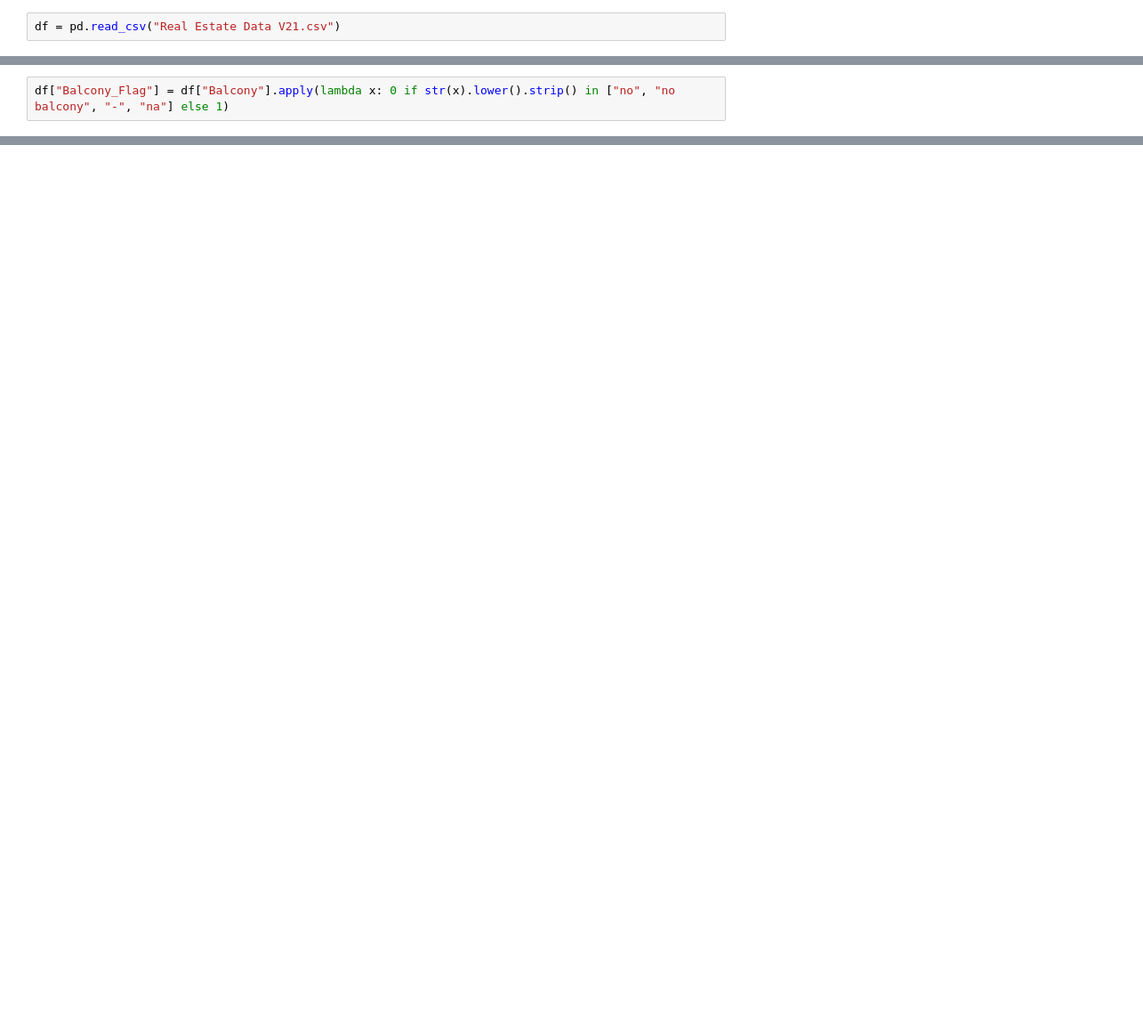
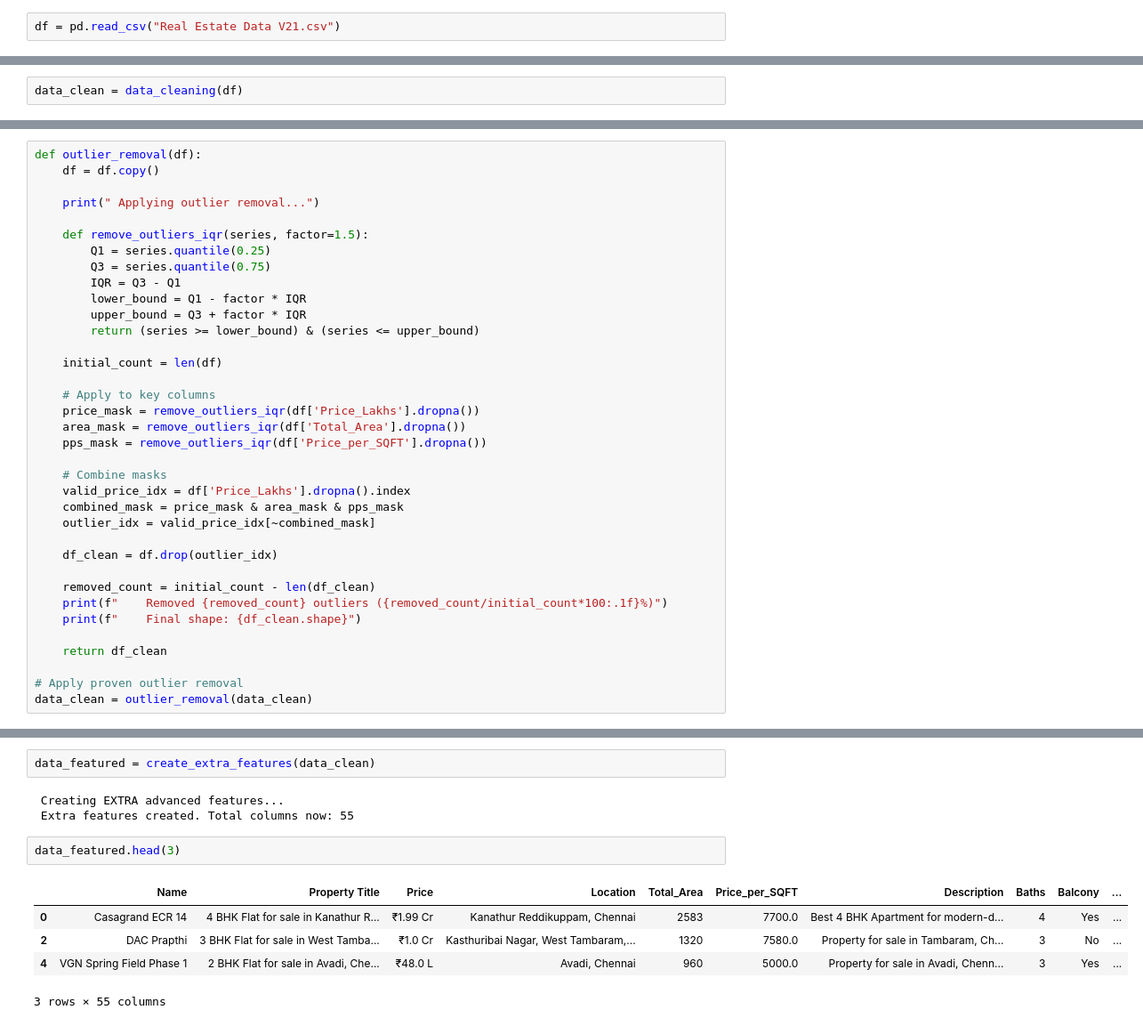
Before and after one commit to AabidMK/RealtyAI_Infosys_Internship_Aug2025, a Jupyter notebook: House Price prediction model.ipynb, the cells around one changed output, grey strips where cells are left out. Shown: that part at 89% size. Drawn from its saved outputs; the diff is of its cells as text; blank space fills up the shorter version.

```diff
--- a/House Price prediction model.ipynb
+++ b/House Price prediction model.ipynb
@@ -248,2 +18,0 @@ df.head()
-# %%
-df["Balcony_Flag"] = df["Balcony"].apply(lambda x: 0 if str(x).lower().strip() in ["no", "no balcony", "-", "na"] else 1)
@@ -607,0 +133,2 @@ Test: {'MAE': 0.3502264512000462, 'RMSE': np.float64(0.5301462110122731), 'R2':
+# %%
+data_clean = data_cleaning(df)
@@ -607,0 +145,36 @@ Test: {'MAE': 0.3502264512000462, 'RMSE': np.float64(0.5301462110122731), 'R2':
+# %%
+def outlier_removal(df):
+    df = df.copy()
+
+    print(" Applying outlier removal...")
+
+    def remove_outliers_iqr(series, factor=1.5):
+        Q1 = series.quantile(0.25)
+        Q3 = series.quantile(0.75)
+        IQR = Q3 - Q1
+        lower_bound = Q1 - factor * IQR
+        upper_bound = Q3 + factor * IQR
+        return (series >= lower_bound) & (series <= upper_bound)
+
+    initial_count = len(df)
+
+    # Apply to key columns
+    price_mask = remove_outliers_iqr(df['Price_Lakhs'].dropna())
+    area_mask = remove_outliers_iqr(df['Total_Area'].dropna())
+    pps_mask = remove_outliers_iqr(df['Price_per_SQFT'].dropna())
+
+    # Combine masks
+    valid_price_idx = df['Price_Lakhs'].dropna().index
+    combined_mask = price_mask & area_mask & pps_mask
+    outlier_idx = valid_price_idx[~combined_mask]
+
+    df_clean = df.drop(outlier_idx)
+
+    removed_count = initial_count - len(df_clean)
+    print(f"    Removed {removed_count} outliers ({removed_count/initial_count*100:.1f}%)")
+    print(f"    Final shape: {df_clean.shape}")
+
+    return df_clean
+
+# Apply proven outlier removal
+data_clean = outlier_removal(data_clean)
@@ -607,0 +279,13 @@ Test: {'MAE': 0.3502264512000462, 'RMSE': np.float64(0.5301462110122731), 'R2':
+# %%
+data_featured = create_extra_features(data_clean)
+# %% [output]
+ Creating EXTRA advanced features...
+ Extra features created. Total columns now: 55
+# %%
+data_featured.head(3)
+# %% [output]
+|  | Name | Property Title | Price | Location | Total_Area | Price_per_SQFT | Description | Baths | Balcony | ... |
+| 0 | Casagrand ECR 14 | 4 BHK Flat for sale in Kanathur R... | ₹1.99 Cr | Kanathur Reddikuppam, Chennai | 2583 | 7700.0 | Best 4 BHK Apartment for modern-d... | 4 | Yes | ... |
+| 2 | DAC Prapthi | 3 BHK Flat for sale in West Tamba... | ₹1.0 Cr | Kasthuribai Nagar, West Tambaram,... | 1320 | 7580.0 | Property for sale in Tambaram, Ch... | 3 | No | ... |
+| 4 | VGN Spring Field Phase 1 | 2 BHK Flat for sale in Avadi, Che... | ₹48.0 L | Avadi, Chennai | 960 | 5000.0 | Property for sale in Avadi, Chenn... | 3 | Yes | ... |
+3 rows × 55 columns
```
Also changed, not shown: parts of 81 cells of this notebook, 2 other files.
